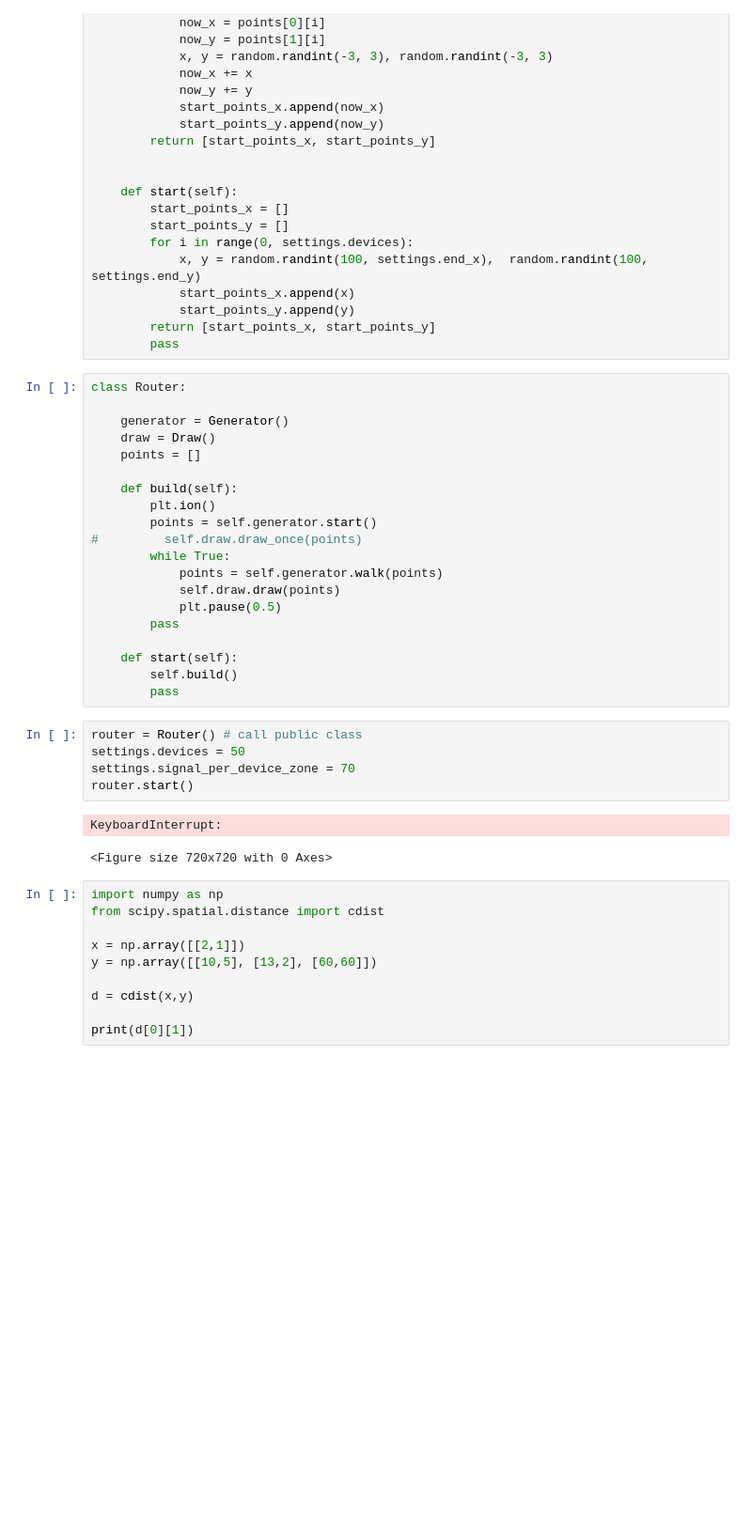
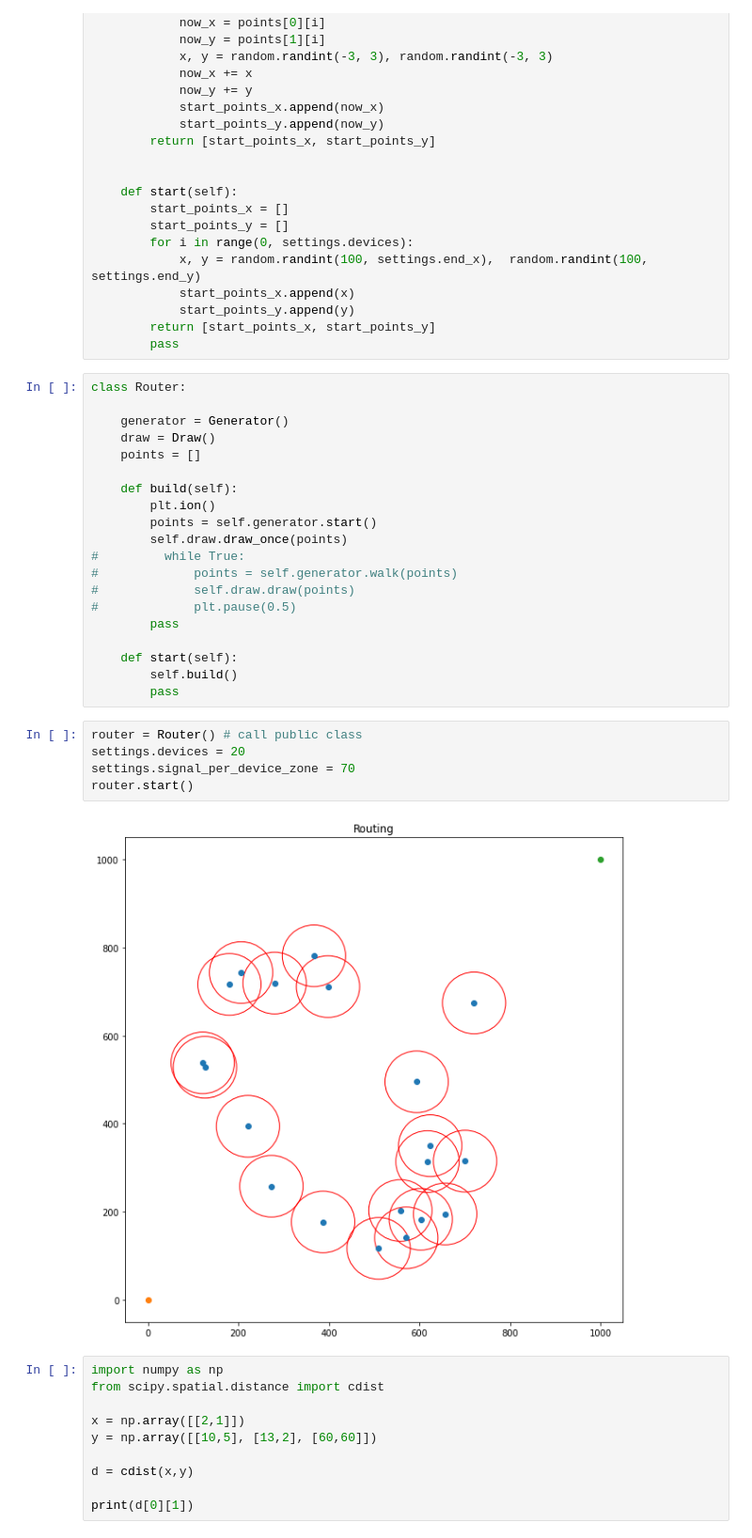
Before and after one commit to tinyprocessing/Router, a Jupyter notebook: init.ipynb, the cells around one changed output. Shown at 94% size. Drawn from its saved outputs; the diff is of its cells as text; blank space fills up the shorter version.

Commit message:
device

```diff
--- a/init.ipynb
+++ b/init.ipynb
@@ -98,11 +103,11 @@ class Router:
     def build(self):
         plt.ion()
         points = self.generator.start()
-#         self.draw.draw_once(points)
-        while True:
-            points = self.generator.walk(points)
-            self.draw.draw(points)
-            plt.pause(0.5)
+        self.draw.draw_once(points)
+#         while True:
+#             points = self.generator.walk(points)
+#             self.draw.draw(points)
+#             plt.pause(0.5)
         pass
 
     def start(self):
@@ -110,12 +115,11 @@ class Router:
         pass
 # %%
 router = Router() # call public class
-settings.devices = 50
+settings.devices = 20
 settings.signal_per_device_zone = 70
 router.start()
 # %% [output]
-KeyboardInterrupt:
-<Figure size 720x720 with 0 Axes>
+[figure, added]
 # %%
 import numpy as np
 from scipy.spatial.distance import cdist
```
Also changed, not shown: parts of 1 cell of this notebook.
